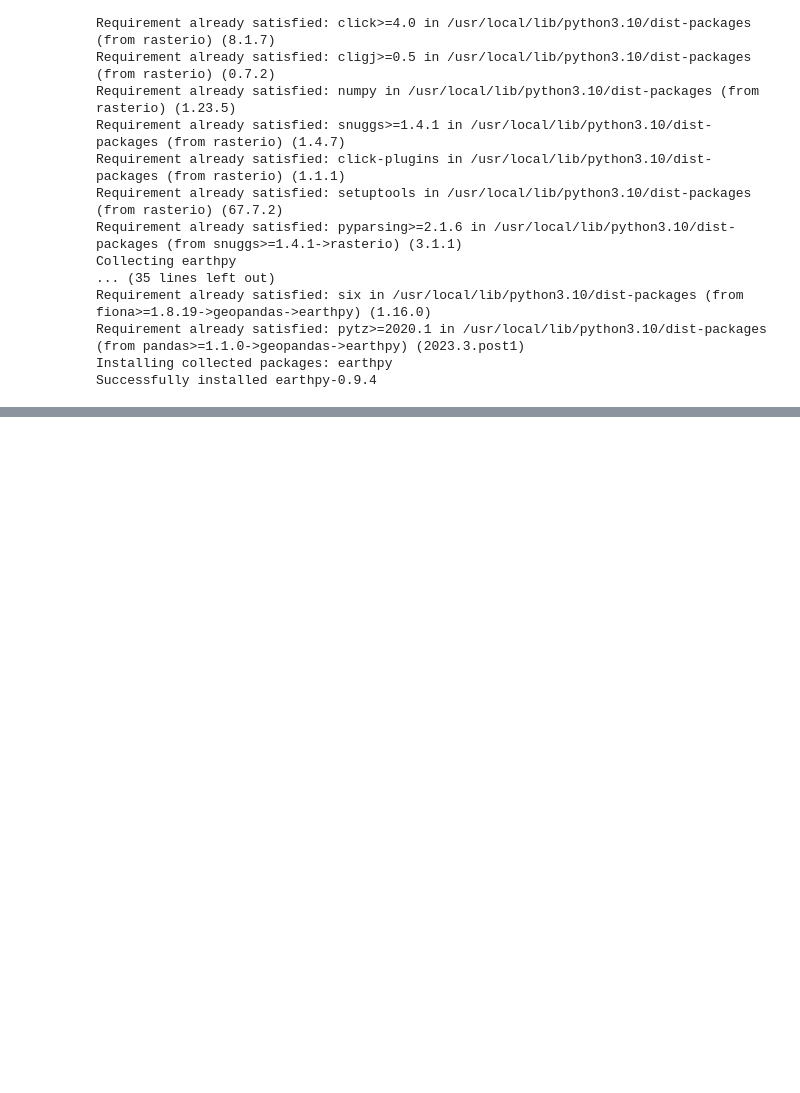
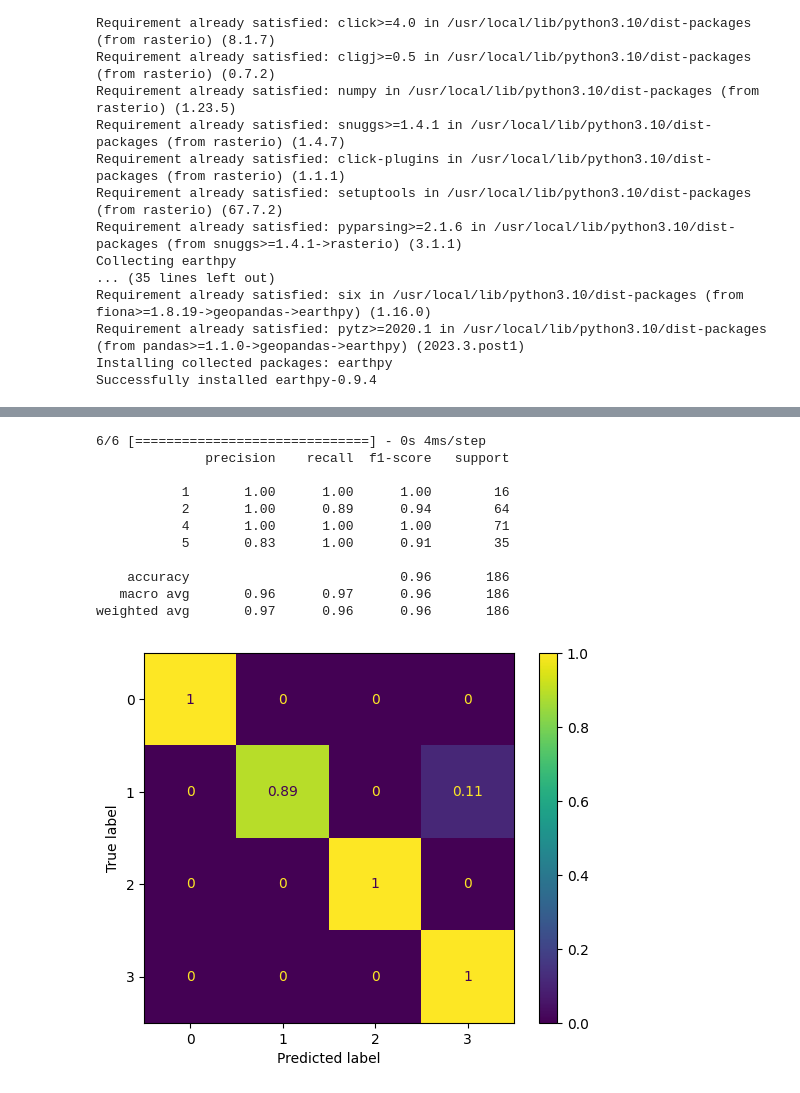
Before and after one commit to simongiando/deep-learning, a Jupyter notebook: practice/cnn_landcover_mapping.ipynb, the cells around one changed output, grey strips where cells are left out. Saved outputs shown, nothing was run; the diff lists cells and outputs as text; code cells hidden in the pictures; blank space fills up the shorter version.

```diff
--- a/practice/cnn_landcover_mapping.ipynb
+++ b/practice/cnn_landcover_mapping.ipynb
@@ -99,0 +234,25 @@ EEException: ignored
+# %%
+# Predict test data
+prediction = np.argmax(model.predict(test_input), 1).flatten()
+label = np.argmax(test_output, 1).flatten()
+
+# Confusion matrix
+cm = confusion_matrix(label, prediction, normalize='true')
+cm = ConfusionMatrixDisplay(cm)
+cm.plot()
+
+# Classification report
+print(classification_report(label, prediction))
+# %% [output]
+6/6 [==============================] - 0s 4ms/step
+              precision    recall  f1-score   support
+
+           1       1.00      1.00      1.00        16
+           2       1.00      0.89      0.94        64
+           4       1.00      1.00      1.00        71
+           5       0.83      1.00      0.91        35
+
+    accuracy                           0.96       186
+   macro avg       0.96      0.97      0.96       186
+weighted avg       0.97      0.96      0.96       186
+[figure, added]
```
Also changed, not shown: parts of 14 cells of this notebook.
